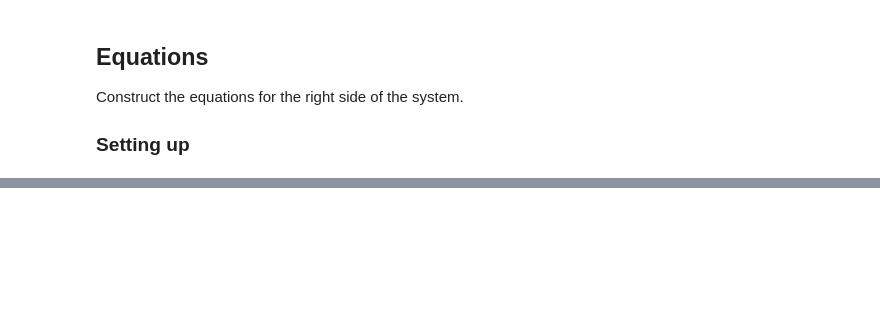
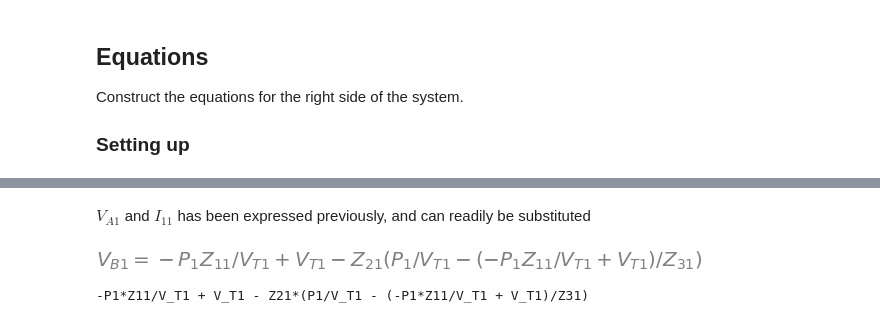
Before and after one commit to avaveriksen/wind-assignment-2, a Jupyter notebook: Anders/equations.ipynb, the cells around one changed output, grey strips where cells are left out. Saved outputs shown, nothing was run; the diff lists cells and outputs as text; code cells hidden in the pictures; blank space fills up the shorter version.

```diff
--- a/Anders/equations.ipynb
+++ b/Anders/equations.ipynb
@@ -135,0 +47,11 @@ V_B = Z41*Z42*(P1*V_S2*Z11*Z22*Z5 + P1*V_S2*Z22*Z31*Z5 + P2*V_S1*Z12*Z31*Z5 + P2
+# %% [markdown]
+$V_{A1}$ and $I_{11}$ has been expressed previously, and can readily be substituted
+# %%
+eqVB1 = eqVB1.subs('V_A1', eqVA1.rhs).subs('I11', eqI11.rhs)
+eqVB1
+# %% [output]
+[figure, added]
+# %%
+print(eqVB1.rhs)
+# %% [output]
+-P1*Z11/V_T1 + V_T1 - Z21*(P1/V_T1 - (-P1*Z11/V_T1 + V_T1)/Z31)
```
Also changed, not shown: parts of 47 cells of this notebook, 2 other files.
